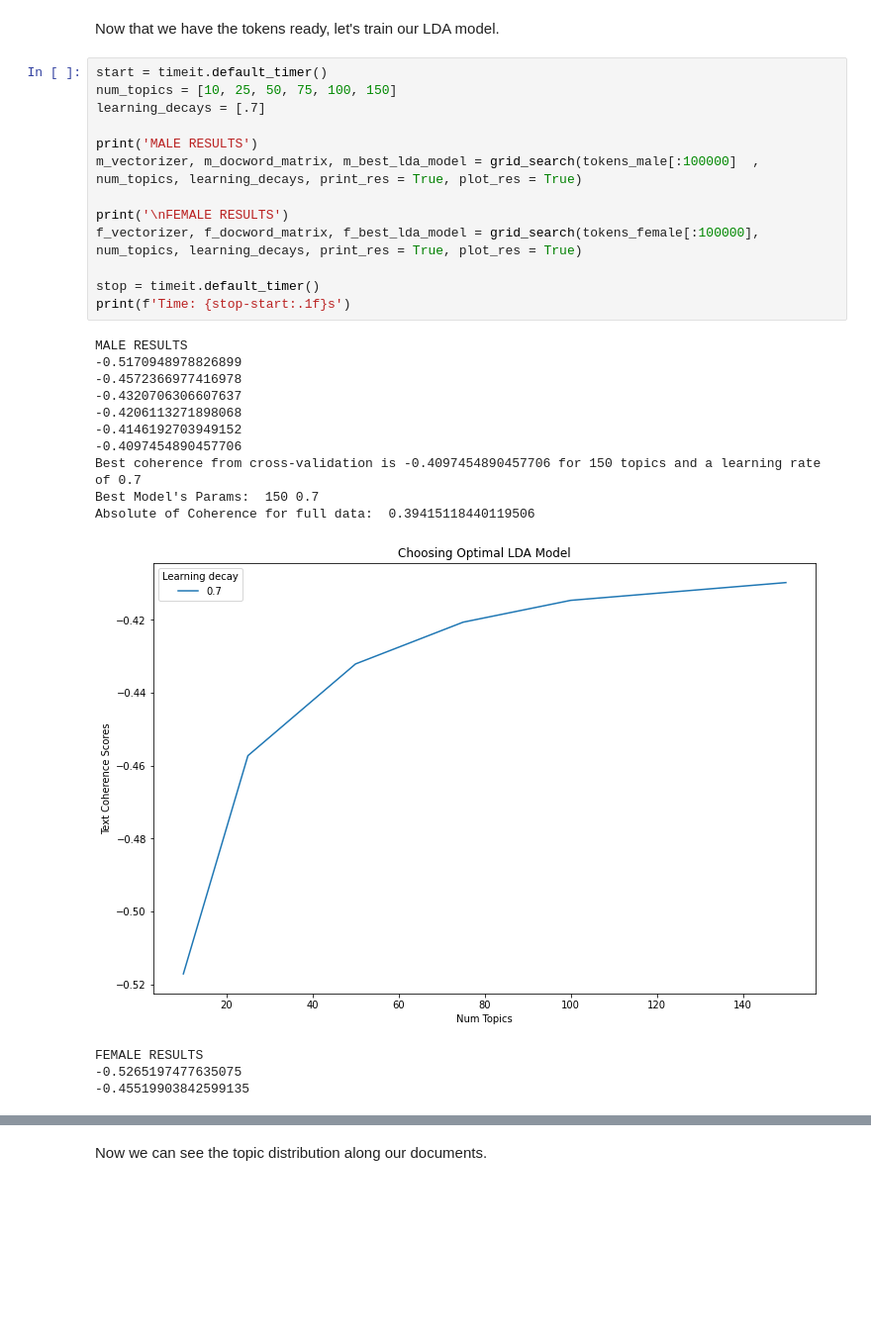
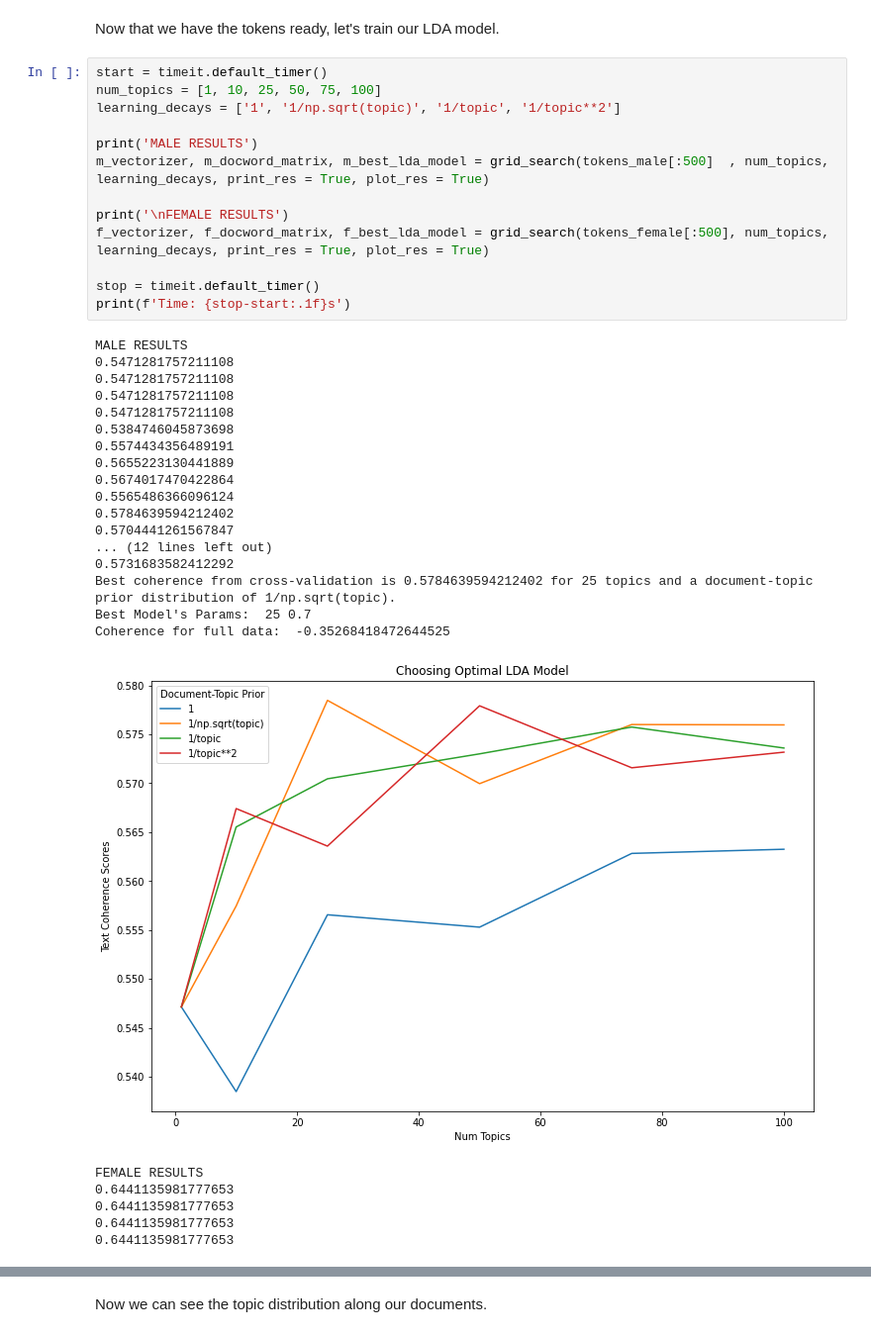
Before and after one commit to epfl-ada/ada-2021-project-madam, a Jupyter notebook: Data_Prep.ipynb, the cells around one changed output, grey strips where cells are left out. Shown at 99% size. Saved outputs shown, nothing was run; the diff lists cells and outputs as text; blank space fills up the shorter version.

Commit message:
improvements to grid search

```diff
--- a/Data_Prep.ipynb
+++ b/Data_Prep.ipynb
@@ -429,29 +429,38 @@ tokens_female = [' '.join(tokens) for tokens in tokens_female]
 Now that we have the tokens ready, let's train our LDA model.
 # %%
 start = timeit.default_timer()
-num_topics = [10, 25, 50, 75, 100, 150]
-learning_decays = [.7]
+num_topics = [1, 10, 25, 50, 75, 100]
+learning_decays = ['1', '1/np.sqrt(topic)', '1/topic', '1/topic**2']
 
 print('MALE RESULTS')
-m_vectorizer, m_docword_matrix, m_best_lda_model = grid_search(tokens_male[:100000]  , num_topics, learning_decays, print_res = True, plot_res = True)
+m_vectorizer, m_docword_matrix, m_best_lda_model = grid_search(tokens_male[:500]  , num_topics, learning_decays, print_res = True, plot_res = True)
 
 print('\nFEMALE RESULTS')
-f_vectorizer, f_docword_matrix, f_best_lda_model = grid_search(tokens_female[:100000], num_topics, learning_decays, print_res = True, plot_res = True)
+f_vectorizer, f_docword_matrix, f_best_lda_model = grid_search(tokens_female[:500], num_topics, learning_decays, print_res = True, plot_res = True)
 
 stop = timeit.default_timer()
 print(f'Time: {stop-start:.1f}s')
 # %% [output]
 MALE RESULTS
--0.5170948978826899
--0.4572366977416978
--0.4320706306607637
--0.4206113271898068
--0.4146192703949152
--0.4097454890457706
-Best coherence from cross-validation is -0.4097454890457706 for 150 topics and a learning rate of 0.7
-Best Model's Params:  150 0.7
-Absolute of Coherence for full data:  0.39415118440119506
+0.5471281757211108
+0.5471281757211108
+0.5471281757211108
+0.5471281757211108
+0.5384746045873698
+0.5574434356489191
+0.5655223130441889
+0.5674017470422864
+0.5565486366096124
+0.5784639594212402
+0.5704441261567847
+... (12 lines left out)
+0.5731683582412292
+Best coherence from cross-validation is 0.5784639594212402 for 25 topics and a document-topic prior distribution of 1/np.sqrt(topic).
+Best Model's Params:  25 0.7
+Coherence for full data:  -0.35268418472644525
-[figure, old version]
+[figure, new version]
 FEMALE RESULTS
--0.5265197477635075
--0.45519903842599135
+0.6441135981777653
+0.6441135981777653
+0.6441135981777653
+0.6441135981777653
```
Also changed, not shown: parts of 3 cells of this notebook, 1 other file.
